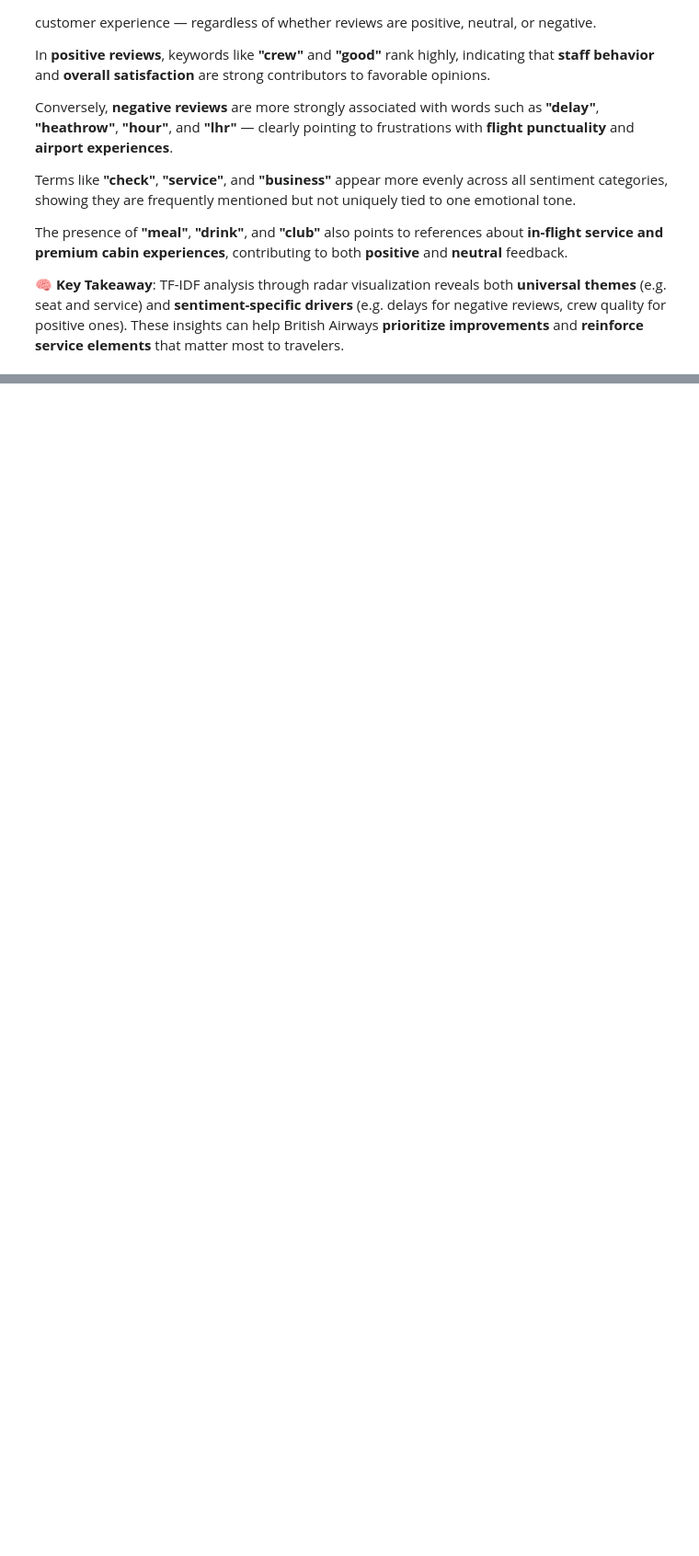
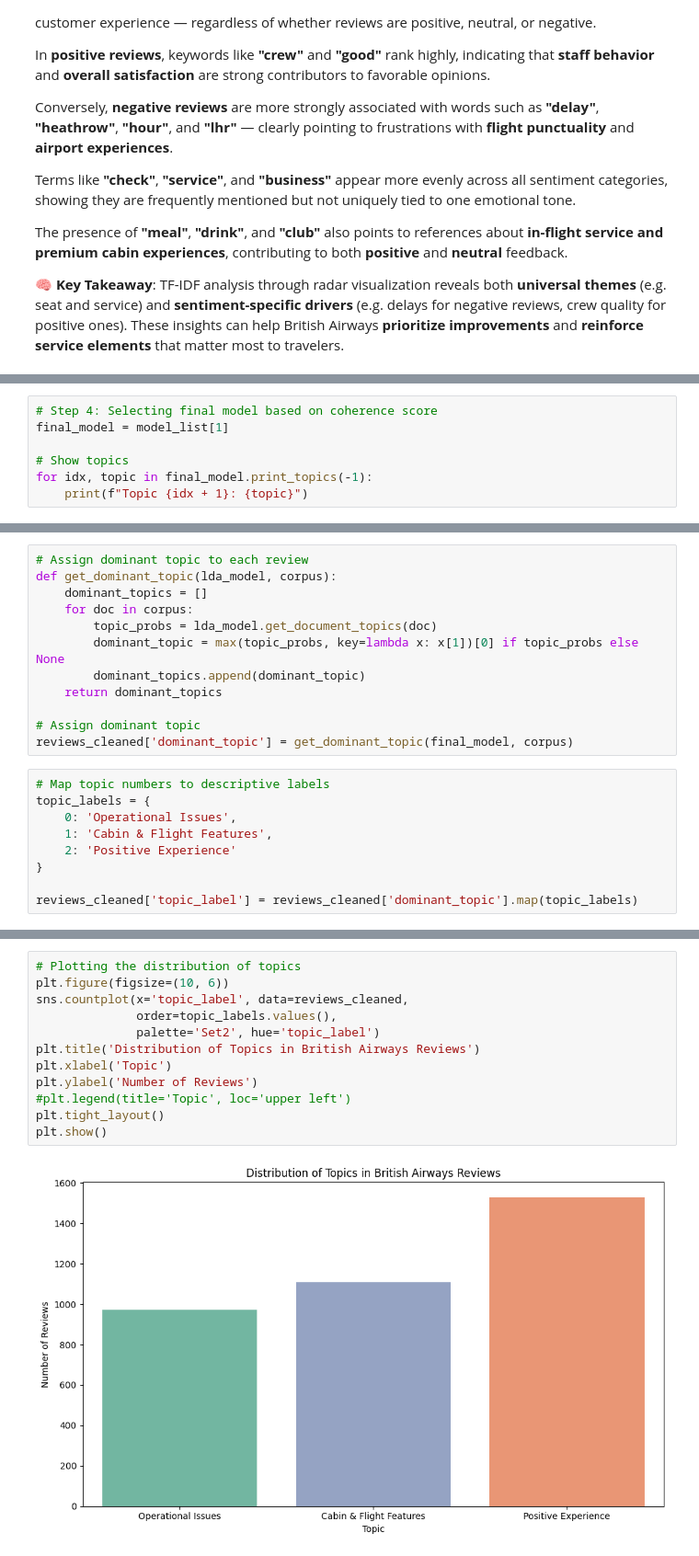
Before and after one commit to kofoworola-e/forage_virtual_internship, a Jupyter notebook: British_Airways_Forage/Task_0/reviews_analysis.ipynb, the cells around one changed output, grey strips where cells are left out. Shown at 92% size. Drawn from its saved outputs; the diff is of its cells as text; blank space fills up the shorter version.

```diff
--- a/British_Airways_Forage/Task_0/reviews_analysis.ipynb
+++ b/British_Airways_Forage/Task_0/reviews_analysis.ipynb
@@ -1245,0 +1013,7 @@ Topic 5: 0289 150 0710 004 0103 10272014 1015 1000hrs 14a 1155pm 1372 14k 1955 1
+# %%
+# Step 4: Selecting final model based on coherence score
+final_model = model_list[1]
+
+# Show topics
+for idx, topic in final_model.print_topics(-1):
+    print(f"Topic {idx + 1}: {topic}")
@@ -1245,0 +1026,21 @@ Topic 5: 0289 150 0710 004 0103 10272014 1015 1000hrs 14a 1155pm 1372 14k 1955 1
+# %%
+# Assign dominant topic to each review
+def get_dominant_topic(lda_model, corpus):
+    dominant_topics = []
+    for doc in corpus:
+        topic_probs = lda_model.get_document_topics(doc)
+        dominant_topic = max(topic_probs, key=lambda x: x[1])[0] if topic_probs else None
+        dominant_topics.append(dominant_topic)
+    return dominant_topics
+
+# Assign dominant topic
+reviews_cleaned['dominant_topic'] = get_dominant_topic(final_model, corpus)
+# %%
+# Map topic numbers to descriptive labels
+topic_labels = {
+    0: 'Operational Issues',
+    1: 'Cabin & Flight Features',
+    2: 'Positive Experience'
+}
+
+reviews_cleaned['topic_label'] = reviews_cleaned['dominant_topic'].map(topic_labels)
@@ -1245,0 +1055,14 @@ Topic 5: 0289 150 0710 004 0103 10272014 1015 1000hrs 14a 1155pm 1372 14k 1955 1
+# %%
+# Plotting the distribution of topics
+plt.figure(figsize=(10, 6))
+sns.countplot(x='topic_label', data=reviews_cleaned,
+              order=topic_labels.values(),
+              palette='Set2', hue='topic_label')
+plt.title('Distribution of Topics in British Airways Reviews')
+plt.xlabel('Topic')
+plt.ylabel('Number of Reviews')
+#plt.legend(title='Topic', loc='upper left')
+plt.tight_layout()
+plt.show()
+# %% [output]
+[figure, added]
```
Also changed, not shown: parts of 47 cells of this notebook.
